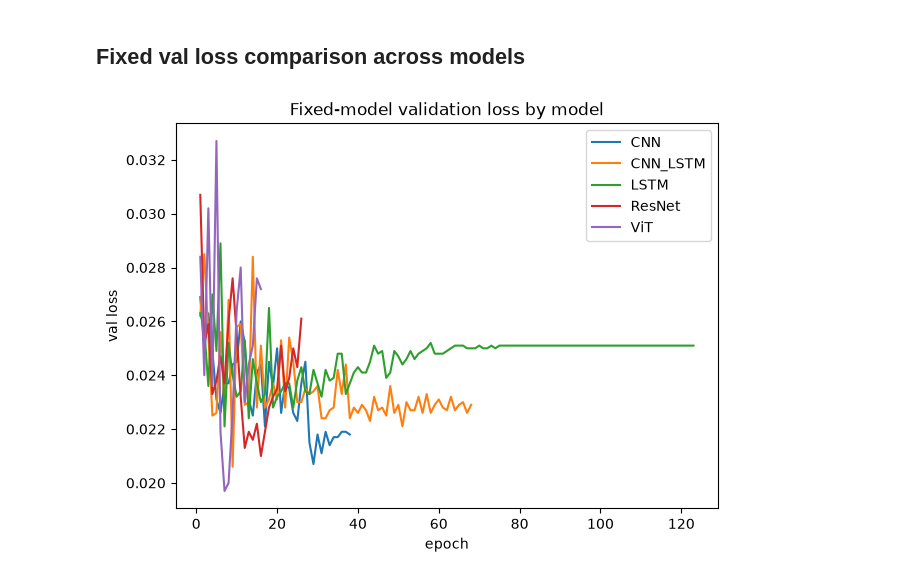
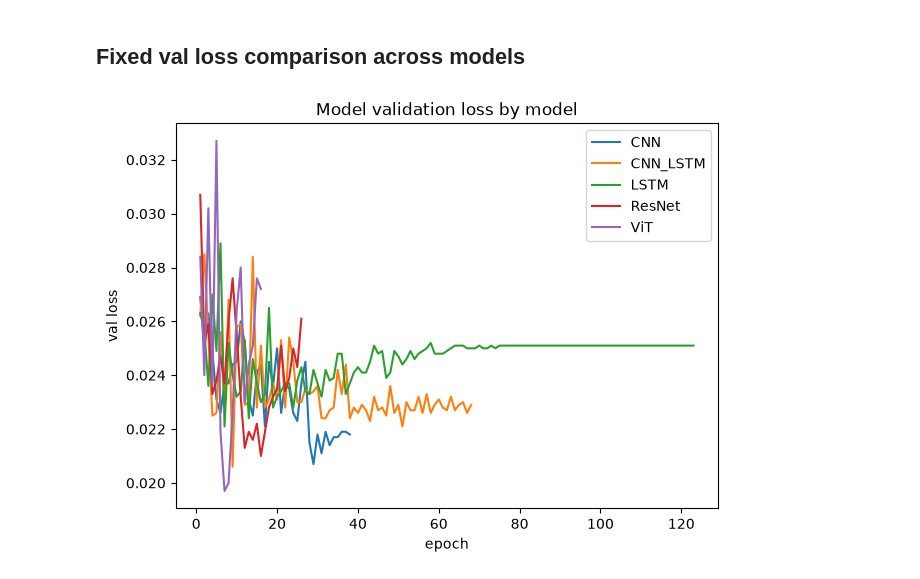
Before and after one commit to sparkyyyhd-bu/bu-rise-music, a Jupyter notebook: src/plot_training_curves.ipynb, the cells around one changed output. Drawn from its saved outputs; the diff is of its cells as text; code cells hidden in the pictures.

Commit message:
plots and tables

```diff
--- a/src/plot_training_curves.ipynb
+++ b/src/plot_training_curves.ipynb
@@ -9,7 +9,16 @@ from pathlib import Path
 import matplotlib.pyplot as plt
 import pandas as pd
 
-LOGS_DIR = Path("..") / "logs"
+def find_logs_dir() -> Path:
+    """Find the repository's logs directory from common notebook working directories."""
+    for base in (Path.cwd(), *Path.cwd().parents):
+        logs_dir = base / "logs"
+        if logs_dir.is_dir():
+            return logs_dir
+    raise FileNotFoundError("could not find a logs directory in this directory or any parent")
+
+
+LOGS_DIR = find_logs_dir()
 
 EPOCH_RE = re.compile(
     r"epoch\s+(\d+)\s*\|\s*"
@@ -73,7 +82,9 @@ def stitch_history(path: Path, model_runs) -> tuple[pd.DataFrame, list[Path]]:
     combined = combined.drop_duplicates("epoch", keep="last").sort_values("epoch")
     return combined.reset_index(drop=True), [*earlier_paths, path]
 # %%
-qlog_paths = sorted(LOGS_DIR.glob("train_*_legacy.*.qlog"))
+qlog_paths = sorted(LOGS_DIR.rglob("train_*_legacy.*.qlog"))
+if not qlog_paths:
+    raise FileNotFoundError(f"no legacy-model qlogs found under {LOGS_DIR.resolve()}")
 
 candidates = {}
 for path in qlog_paths:
@@ -144,5 +155,5 @@ Parses only `logs/train_*_fixed.*.qlog` runs and plots the fixed architectures s
 # %%
-fixed_qlog_paths = sorted(LOGS_DIR.glob("train_*_fixed.*.qlog"))
+fixed_qlog_paths = sorted(LOGS_DIR.rglob("train_*_fixed.*.qlog"))
 if not fixed_qlog_paths:
     raise FileNotFoundError(f"no fixed-model qlogs found in {LOGS_DIR.resolve()}")
 
@@ -198,13 +209,13 @@ plt.show()
 # %%
 fig, ax = plt.subplots(figsize=(7, 5))
 
 for model_name, df in fixed_runs.items():
     ax.plot(df["epoch"], df["val_loss"], label=model_name)
 
 ax.set_xlabel("epoch")
 ax.set_ylabel("val loss")
-ax.set_title("Fixed-model validation loss by model")
+ax.set_title("Model validation loss by model")
 ax.legend()
 plt.show()
 # %% [output]
-[figure, old version]
+[figure, new version]
```
Also changed, not shown: parts of 2 cells of this notebook, 12 other files.
